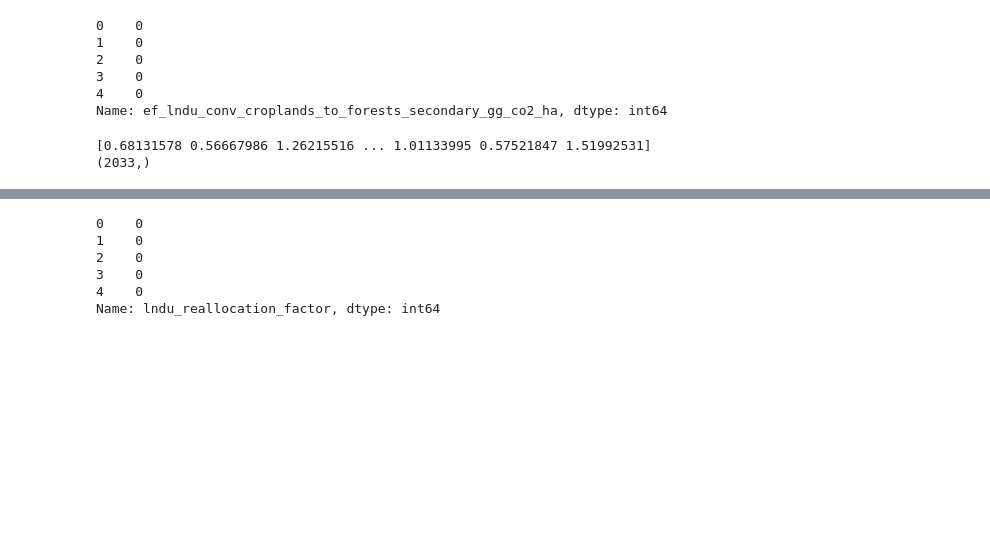
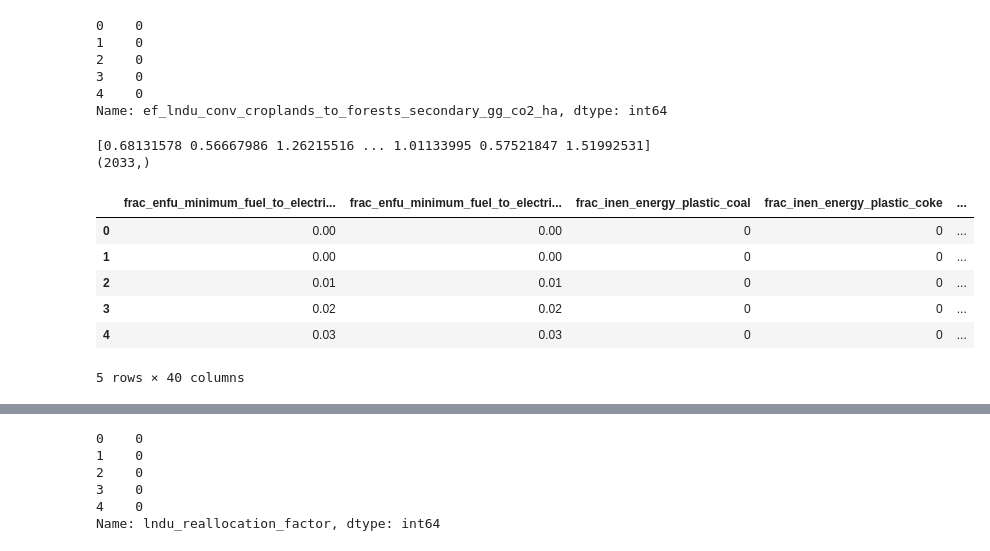
Before and after one commit to JuanRobledo12/lhp_ssp_sampling, a Jupyter notebook: src/test_genera_salidas.ipynb, the cells around one changed output, grey strips where cells are left out. Saved outputs shown, nothing was run; the diff lists cells and outputs as text; code cells hidden in the pictures; blank space fills up the shorter version.

Commit message:
frac_edge_case_addressed

```diff
--- a/src/test_genera_salidas.ipynb
+++ b/src/test_genera_salidas.ipynb
@@ -212,0 +215,52 @@ stressed_df[cols_to_stress] = (df_input[cols_to_stress] * sample_scaled[experime
+# %%
+cols_to_review = [
+ 'frac_enfu_minimum_fuel_to_electricity_fuel_biogas',
+ 'frac_enfu_minimum_fuel_to_electricity_fuel_waste',
+ 'frac_inen_energy_plastic_coal',
+ 'frac_inen_energy_plastic_coke',
+ 'frac_inen_energy_plastic_diesel',
+ 'frac_inen_energy_plastic_electricity',
+ 'frac_inen_energy_plastic_furnace_gas',
+ 'frac_inen_energy_plastic_gasoline',
+ 'frac_inen_energy_plastic_hydrocarbon_gas_liquids',
+ 'frac_inen_energy_plastic_hydrogen',
+ 'frac_inen_energy_plastic_kerosene',
+ 'frac_inen_energy_plastic_natural_gas',
+ 'frac_inen_energy_plastic_oil',
+ 'frac_inen_energy_plastic_solar',
+ 'frac_inen_energy_plastic_solid_biomass',
+ 'frac_inen_energy_recycled_plastic_coal',
+ 'frac_inen_energy_recycled_plastic_coke',
+ 'frac_inen_energy_recycled_plastic_diesel',
+ 'frac_inen_energy_recycled_plastic_electricity',
+ 'frac_inen_energy_recycled_plastic_furnace_gas',
+ 'frac_inen_energy_recycled_plastic_gasoline',
+ 'frac_inen_energy_recycled_plastic_hydrocarbon_gas_liquids',
+ 'frac_inen_energy_recycled_plastic_hydrogen',
+ 'frac_inen_energy_recycled_plastic_kerosene',
+ 'frac_inen_energy_recycled_plastic_natural_gas',
+ 'frac_inen_energy_recycled_plastic_oil',
+ 'frac_inen_energy_recycled_plastic_solar',
+ 'frac_inen_energy_recycled_plastic_solid_biomass',
+ 'frac_ippu_production_with_co2_capture_cement',
+ 'frac_ippu_production_with_co2_capture_chemicals',
+ 'frac_ippu_production_with_co2_capture_glass',
+ 'frac_ippu_production_with_co2_capture_lime_and_carbonite',
+ 'frac_ippu_production_with_co2_capture_metals',
+ 'frac_ippu_production_with_co2_capture_plastic',
+ 'frac_trww_n_removed_untreated_no_sewerage',
+ 'frac_trww_n_removed_untreated_with_sewerage',
+ 'frac_trww_p_removed_untreated_no_sewerage',
+ 'frac_trww_p_removed_untreated_with_sewerage',
+ 'frac_trww_tow_removed_untreated_no_sewerage',
+ 'frac_trww_tow_removed_untreated_with_sewerage']
+# %%
+stressed_df[cols_to_review].head()
+# %% [output]
+|  | frac_enfu_minimum_fuel_to_electri... | frac_enfu_minimum_fuel_to_electri... | frac_inen_energy_plastic_coal | frac_inen_energy_plastic_coke | ... |
+| 0 | 0.00 | 0.00 | 0 | 0 | ... |
+| 1 | 0.00 | 0.00 | 0 | 0 | ... |
+| 2 | 0.01 | 0.01 | 0 | 0 | ... |
+| 3 | 0.02 | 0.02 | 0 | 0 | ... |
+| 4 | 0.03 | 0.03 | 0 | 0 | ... |
+5 rows × 40 columns
```
Also changed, not shown: parts of 12 cells of this notebook, 12 other files.
